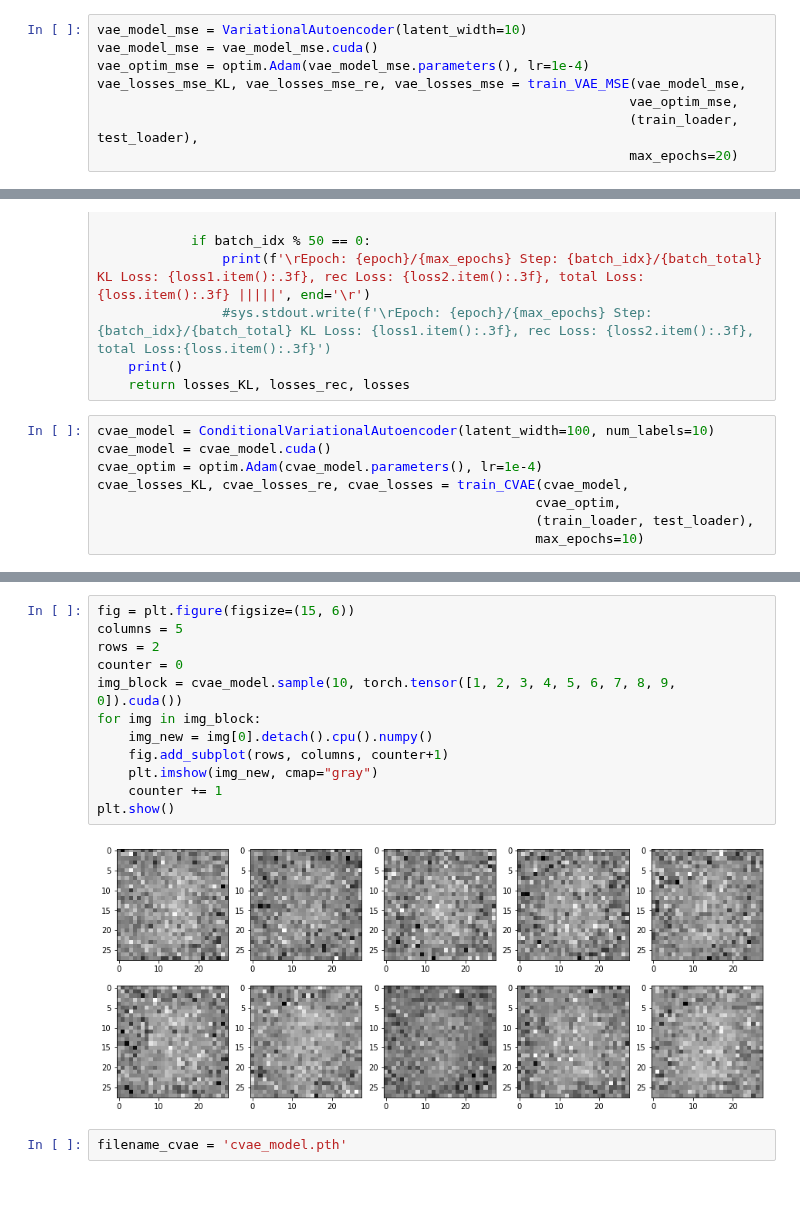
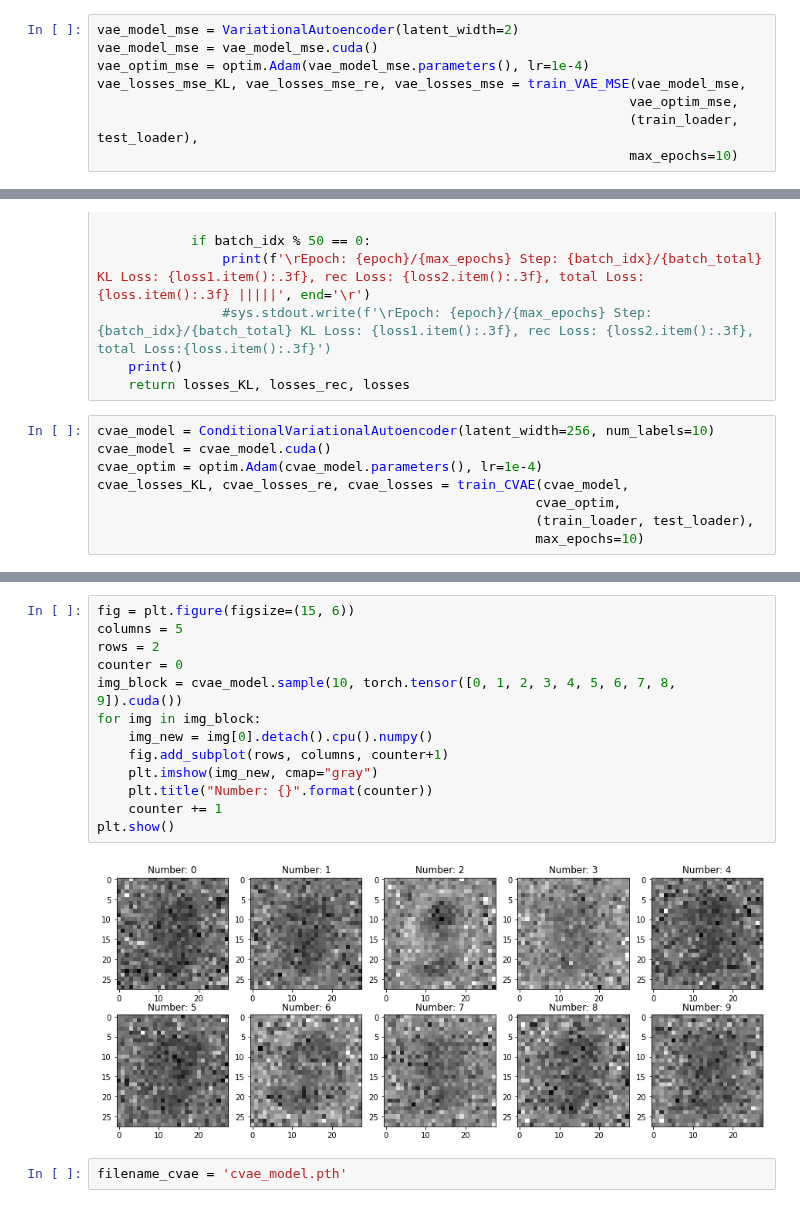
Before and after one commit to pwl482/patrec_2020, a Jupyter notebook: Assignment_11/AutoEncoders_Paul.ipynb, the cells around one changed output, grey strips where cells are left out. Drawn from its saved outputs; the diff is of its cells as text.

```diff
--- a/Assignment_11/AutoEncoders_Paul.ipynb
+++ b/Assignment_11/AutoEncoders_Paul.ipynb
@@ -575,11 +575,11 @@ def train_VAE_MSE(
     print()
     return losses_KL, losses_mse, losses
 # %%
-vae_model_mse = VariationalAutoencoder(latent_width=10)
+vae_model_mse = VariationalAutoencoder(latent_width=2)
 vae_model_mse = vae_model_mse.cuda()
 vae_optim_mse = optim.Adam(vae_model_mse.parameters(), lr=1e-4)
 vae_losses_mse_KL, vae_losses_mse_re, vae_losses_mse = train_VAE_MSE(vae_model_mse,
                                                                     vae_optim_mse,
                                                                     (train_loader, test_loader),
-                                                                    max_epochs=20)
+                                                                    max_epochs=10)
 # %% [output]
@@ -800,7 +800,7 @@ def train_CVAE(
     print()
     return losses_KL, losses_rec, losses
 # %%
-cvae_model = ConditionalVariationalAutoencoder(latent_width=100, num_labels=10)
+cvae_model = ConditionalVariationalAutoencoder(latent_width=256, num_labels=10)
 cvae_model = cvae_model.cuda()
 cvae_optim = optim.Adam(cvae_model.parameters(), lr=1e-4)
 cvae_losses_KL, cvae_losses_re, cvae_losses = train_CVAE(cvae_model,
@@ -827,17 +827,18 @@ plt.show()
 # %%
 fig = plt.figure(figsize=(15, 6))
 columns = 5
 rows = 2
 counter = 0
-img_block = cvae_model.sample(10, torch.tensor([1, 2, 3, 4, 5, 6, 7, 8, 9, 0]).cuda())
+img_block = cvae_model.sample(10, torch.tensor([0, 1, 2, 3, 4, 5, 6, 7, 8, 9]).cuda())
 for img in img_block:
     img_new = img[0].detach().cpu().numpy()
     fig.add_subplot(rows, columns, counter+1)
     plt.imshow(img_new, cmap="gray")
+    plt.title("Number: {}".format(counter))
     counter += 1
 plt.show()
 # %% [output]
-[figure, old version]
+[figure, new version]
 # %%
 filename_cvae = 'cvae_model.pth'
 # %%
```
Also changed, not shown: parts of 6 cells of this notebook.
